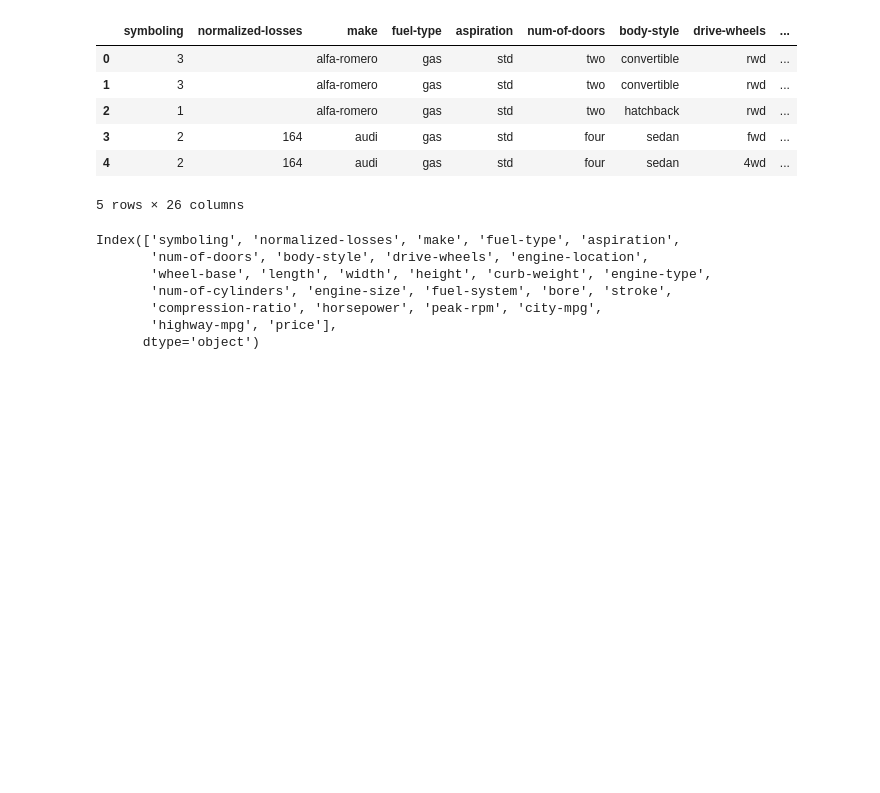
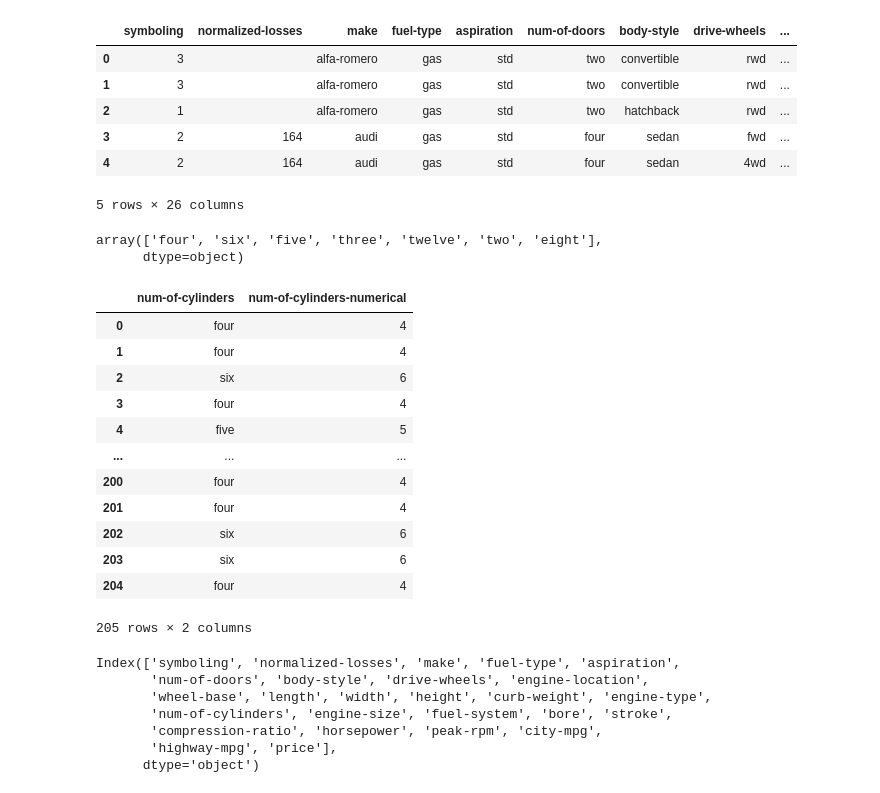
Before and after one commit to mivan000/dse_i2700, a Jupyter notebook: hw1/Data Visualization_Cars.ipynb, the cells around one changed output. Drawn from its saved outputs; the diff is of its cells as text; code cells hidden in the pictures; blank space fills up the shorter version.

```diff
--- a/hw1/Data Visualization_Cars.ipynb
+++ b/hw1/Data Visualization_Cars.ipynb
@@ -87,3 +87,8 @@ cars.head()
 | 3 | 2 | 164 | audi | gas | std | four | sedan | fwd | ... |
 | 4 | 2 | 164 | audi | gas | std | four | sedan | 4wd | ... |
 5 rows × 26 columns
+# %%
+cars['num-of-cylinders'].unique()
+# %% [output]
+array(['four', 'six', 'five', 'three', 'twelve', 'two', 'eight'],
+      dtype=object)
@@ -90,3 +99,19 @@ cars.head()
+# %%
+cars[['num-of-cylinders','num-of-cylinders-numerical']]
+# %% [output]
+|  | num-of-cylinders | num-of-cylinders-numerical |
+| 0 | four | 4 |
+| 1 | four | 4 |
+| 2 | six | 6 |
+| 3 | four | 4 |
+| 4 | five | 5 |
+| ... | ... | ... |
+| 200 | four | 4 |
+| 201 | four | 4 |
+| 202 | six | 6 |
+| 203 | six | 6 |
+| 204 | four | 4 |
+205 rows × 2 columns
 # %%
 cars.columns
 # %% [output]
```
Also changed, not shown: parts of 6 cells of this notebook, 1 other file.
